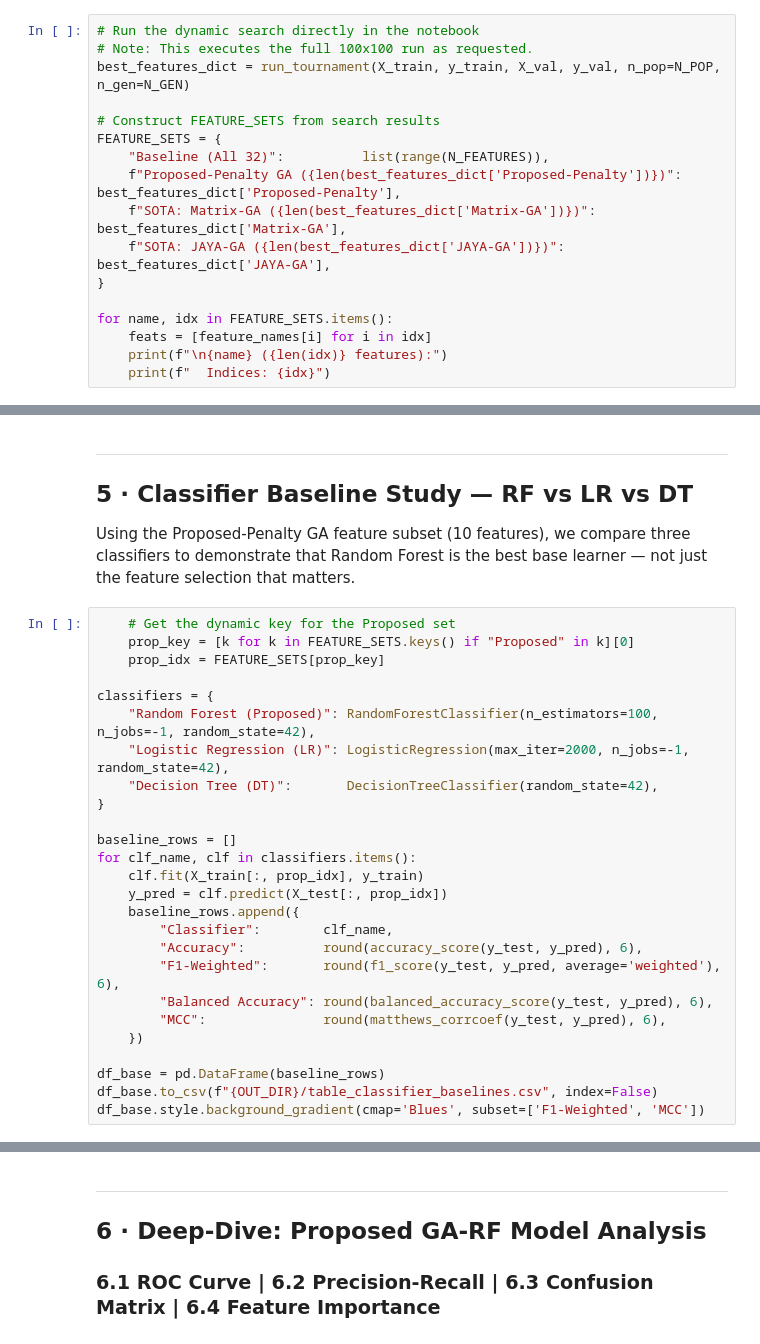
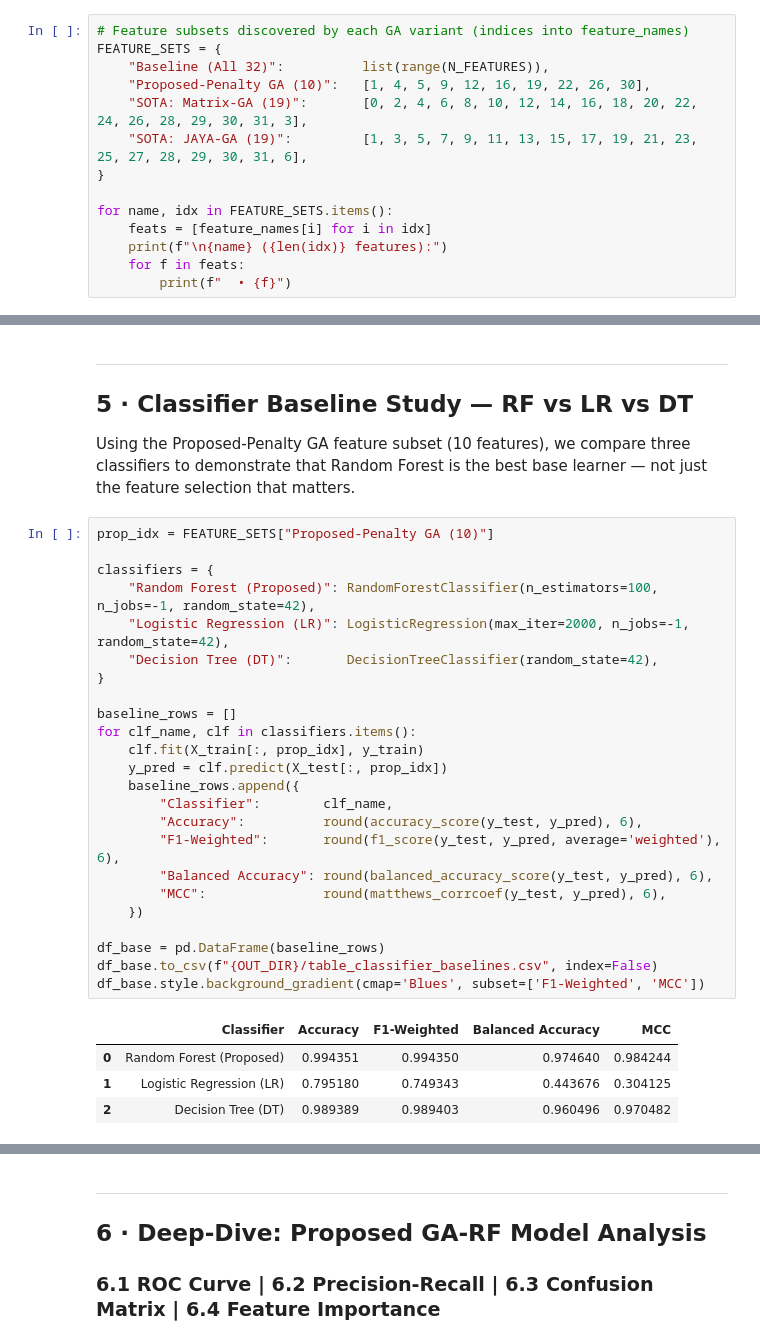
Before and after one commit to MahmoudSamour/DNS-tunnelling-using-random-forest-and-genetic-algorithm, a Jupyter notebook: DNS_Tunneling_Full_Evaluation.ipynb, the cells around one changed output, grey strips where cells are left out. Cells and saved outputs as stored; diff of their text form.

```diff
--- a/DNS_Tunneling_Full_Evaluation.ipynb
+++ b/DNS_Tunneling_Full_Evaluation.ipynb
@@ -157,19 +102,16 @@ The GA-based wrapper feature selection was executed with:
 
 These are the **best binary chromosomes** found:
 # %%
-# Run the dynamic search directly in the notebook
-# Note: This executes the full 100x100 run as requested.
-best_features_dict = run_tournament(X_train, y_train, X_val, y_val, n_pop=N_POP, n_gen=N_GEN)
-
-# Construct FEATURE_SETS from search results
+# Feature subsets discovered by each GA variant (indices into feature_names)
 FEATURE_SETS = {
     "Baseline (All 32)":          list(range(N_FEATURES)),
-    f"Proposed-Penalty GA ({len(best_features_dict['Proposed-Penalty'])})":   best_features_dict['Proposed-Penalty'],
-    f"SOTA: Matrix-GA ({len(best_features_dict['Matrix-GA'])})":      best_features_dict['Matrix-GA'],
-    f"SOTA: JAYA-GA ({len(best_features_dict['JAYA-GA'])})":          best_features_dict['JAYA-GA'],
+    "Proposed-Penalty GA (10)":   [1, 4, 5, 9, 12, 16, 19, 22, 26, 30],
+    "SOTA: Matrix-GA (19)":       [0, 2, 4, 6, 8, 10, 12, 14, 16, 18, 20, 22, 24, 26, 28, 29, 30, 31, 3],
+    "SOTA: JAYA-GA (19)":         [1, 3, 5, 7, 9, 11, 13, 15, 17, 19, 21, 23, 25, 27, 28, 29, 30, 31, 6],
 }
 
 for name, idx in FEATURE_SETS.items():
     feats = [feature_names[i] for i in idx]
     print(f"\n{name} ({len(idx)} features):")
-    print(f"  Indices: {idx}")
+    for f in feats:
+        print(f"  • {f}")
@@ -234,31 +202,34 @@ plt.show()
 
 Using the Proposed-Penalty GA feature subset (10 features), we compare three classifiers to demonstrate that Random Forest is the best base learner — not just the feature selection that matters.
 # %%
-    # Get the dynamic key for the Proposed set
-    prop_key = [k for k in FEATURE_SETS.keys() if "Proposed" in k][0]
-    prop_idx = FEATURE_SETS[prop_key]
+prop_idx = FEATURE_SETS["Proposed-Penalty GA (10)"]
 
 classifiers = {
     "Random Forest (Proposed)": RandomForestClassifier(n_estimators=100, n_jobs=-1, random_state=42),
     "Logistic Regression (LR)": LogisticRegression(max_iter=2000, n_jobs=-1, random_state=42),
     "Decision Tree (DT)":       DecisionTreeClassifier(random_state=42),
 }
 
 baseline_rows = []
 for clf_name, clf in classifiers.items():
     clf.fit(X_train[:, prop_idx], y_train)
     y_pred = clf.predict(X_test[:, prop_idx])
     baseline_rows.append({
         "Classifier":        clf_name,
         "Accuracy":          round(accuracy_score(y_test, y_pred), 6),
         "F1-Weighted":       round(f1_score(y_test, y_pred, average='weighted'), 6),
         "Balanced Accuracy": round(balanced_accuracy_score(y_test, y_pred), 6),
         "MCC":               round(matthews_corrcoef(y_test, y_pred), 6),
     })
 
 df_base = pd.DataFrame(baseline_rows)
 df_base.to_csv(f"{OUT_DIR}/table_classifier_baselines.csv", index=False)
 df_base.style.background_gradient(cmap='Blues', subset=['F1-Weighted', 'MCC'])
+# %% [output]
+|  | Classifier | Accuracy | F1-Weighted | Balanced Accuracy | MCC |
+| 0 | Random Forest (Proposed) | 0.994351 | 0.994350 | 0.974640 | 0.984244 |
+| 1 | Logistic Regression (LR) | 0.795180 | 0.749343 | 0.443676 | 0.304125 |
+| 2 | Decision Tree (DT) | 0.989389 | 0.989403 | 0.960496 | 0.970482 |
 # %%
 metrics = ['Accuracy', 'F1-Weighted', 'Balanced Accuracy', 'MCC']
 df_melt = df_base.melt(id_vars='Classifier', value_vars=metrics, var_name='Metric', value_name='Score')
```
Also changed, not shown: parts of 13 cells of this notebook.
